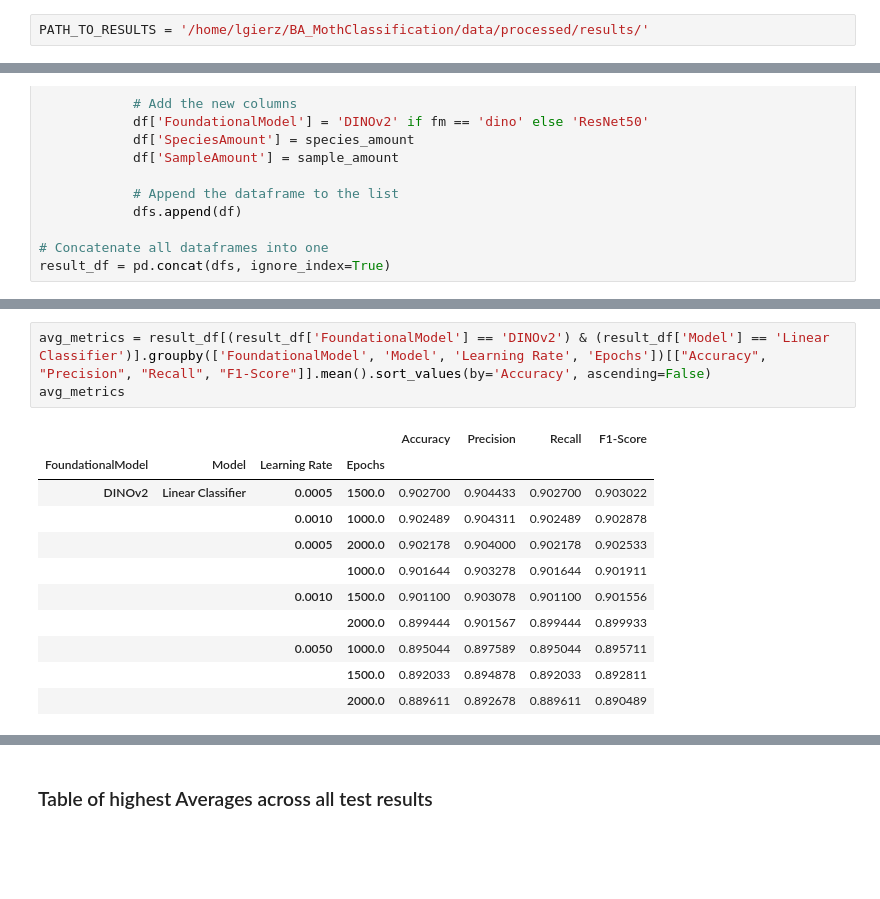
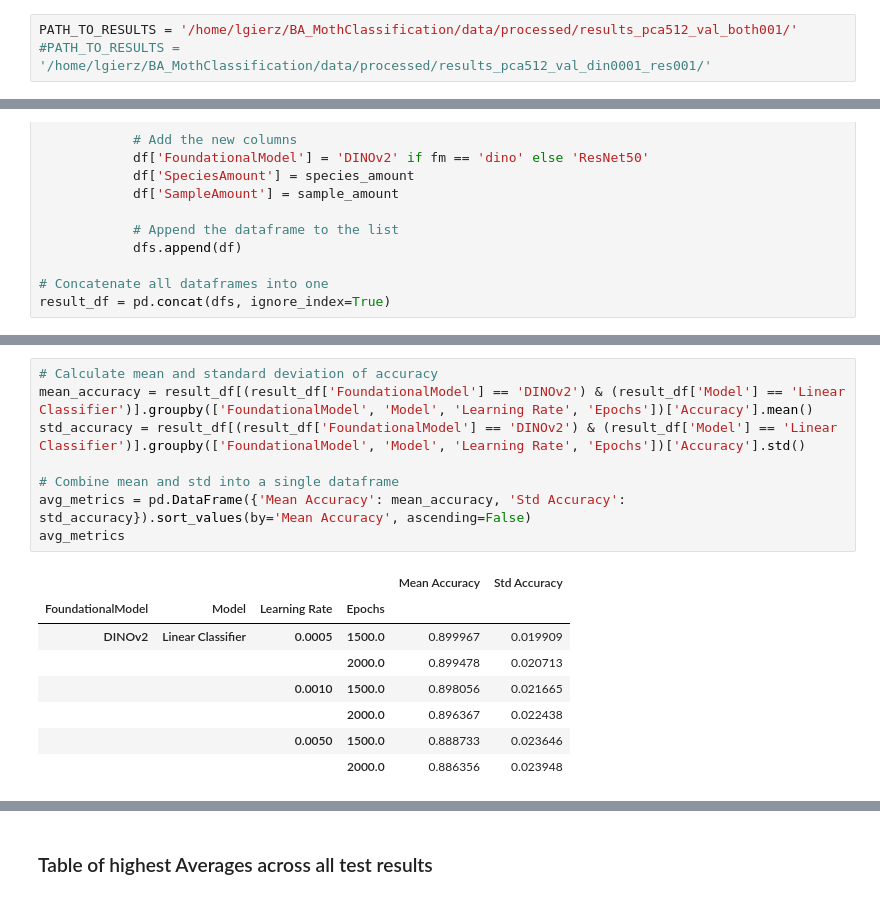
Before and after one commit to leo-grz/BachelorThesis_LepidopteraFGIC, a Jupyter notebook: notebooks/08_results_analysis.ipynb, the cells around one changed output, grey strips where cells are left out. Saved outputs shown, nothing was run; the diff lists cells and outputs as text; blank space fills up the shorter version.

Commit message:
analysis for class accuracy

```diff
--- a/notebooks/08_results_analysis.ipynb
+++ b/notebooks/08_results_analysis.ipynb
@@ -4,7 +4,8 @@ import numpy as np
 import matplotlib.pyplot as plt
 from itertools import product
 # %%
-PATH_TO_RESULTS = '/home/lgierz/BA_MothClassification/data/processed/results/'
+PATH_TO_RESULTS = '/home/lgierz/BA_MothClassification/data/processed/results_pca512_val_both001/'
+#PATH_TO_RESULTS = '/home/lgierz/BA_MothClassification/data/processed/results_pca512_val_din0001_res001/'
 # %%
 
 DATASET_CONFIGS = {
@@ -73,15 +53,17 @@ avg_metrics
 # %%
-avg_metrics = result_df[(result_df['FoundationalModel'] == 'DINOv2') & (result_df['Model'] == 'Linear Classifier')].groupby(['FoundationalModel', 'Model', 'Learning Rate', 'Epochs'])[["Accuracy", "Precision", "Recall", "F1-Score"]].mean().sort_values(by='Accuracy', ascending=False)
+# Calculate mean and standard deviation of accuracy
+mean_accuracy = result_df[(result_df['FoundationalModel'] == 'DINOv2') & (result_df['Model'] == 'Linear Classifier')].groupby(['FoundationalModel', 'Model', 'Learning Rate', 'Epochs'])['Accuracy'].mean()
+std_accuracy = result_df[(result_df['FoundationalModel'] == 'DINOv2') & (result_df['Model'] == 'Linear Classifier')].groupby(['FoundationalModel', 'Model', 'Learning Rate', 'Epochs'])['Accuracy'].std()
+
+# Combine mean and std into a single dataframe
+avg_metrics = pd.DataFrame({'Mean Accuracy': mean_accuracy, 'Std Accuracy': std_accuracy}).sort_values(by='Mean Accuracy', ascending=False)
 avg_metrics
 # %% [output]
-|  |  |  |  | Accuracy | Precision | Recall | F1-Score |
-| FoundationalModel | Model | Learning Rate | Epochs |  |  |  |  |
-| DINOv2 | Linear Classifier | 0.0005 | 1500.0 | 0.902700 | 0.904433 | 0.902700 | 0.903022 |
-|  |  | 0.0010 | 1000.0 | 0.902489 | 0.904311 | 0.902489 | 0.902878 |
-|  |  | 0.0005 | 2000.0 | 0.902178 | 0.904000 | 0.902178 | 0.902533 |
-|  |  |  | 1000.0 | 0.901644 | 0.903278 | 0.901644 | 0.901911 |
-|  |  | 0.0010 | 1500.0 | 0.901100 | 0.903078 | 0.901100 | 0.901556 |
-|  |  |  | 2000.0 | 0.899444 | 0.901567 | 0.899444 | 0.899933 |
-|  |  | 0.0050 | 1000.0 | 0.895044 | 0.897589 | 0.895044 | 0.895711 |
-|  |  |  | 1500.0 | 0.892033 | 0.894878 | 0.892033 | 0.892811 |
-|  |  |  | 2000.0 | 0.889611 | 0.892678 | 0.889611 | 0.890489 |
+|  |  |  |  | Mean Accuracy | Std Accuracy |
+| FoundationalModel | Model | Learning Rate | Epochs |  |  |
+| DINOv2 | Linear Classifier | 0.0005 | 1500.0 | 0.899967 | 0.019909 |
+|  |  |  | 2000.0 | 0.899478 | 0.020713 |
+|  |  | 0.0010 | 1500.0 | 0.898056 | 0.021665 |
+|  |  |  | 2000.0 | 0.896367 | 0.022438 |
+|  |  | 0.0050 | 1500.0 | 0.888733 | 0.023646 |
+|  |  |  | 2000.0 | 0.886356 | 0.023948 |
```
Also changed, not shown: parts of 20 cells of this notebook, 18 other files.
